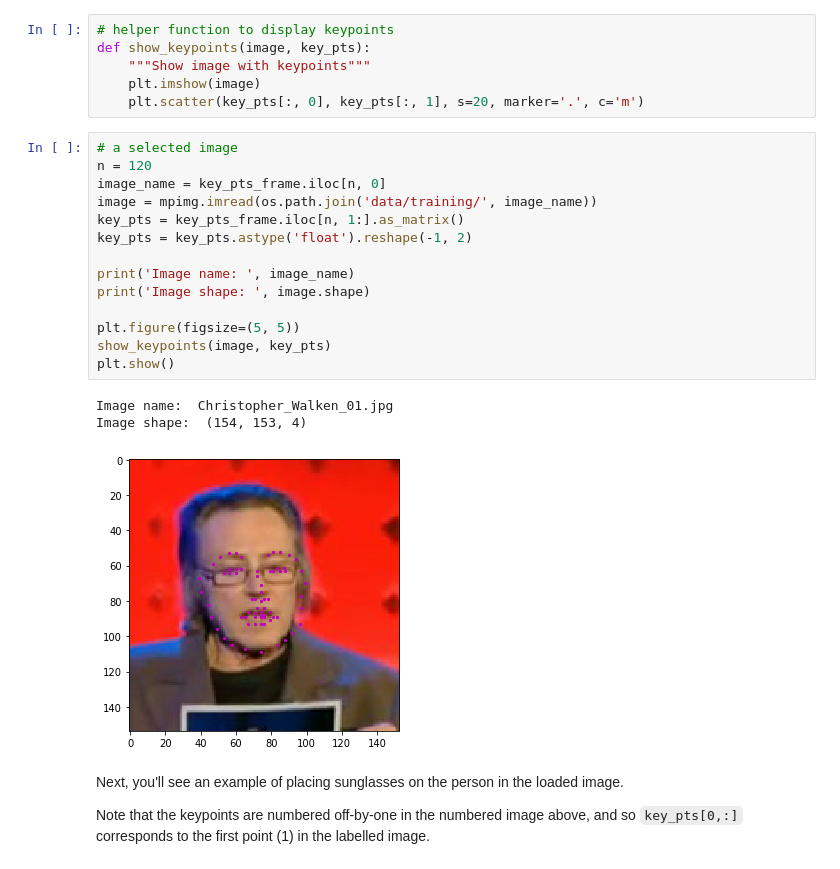
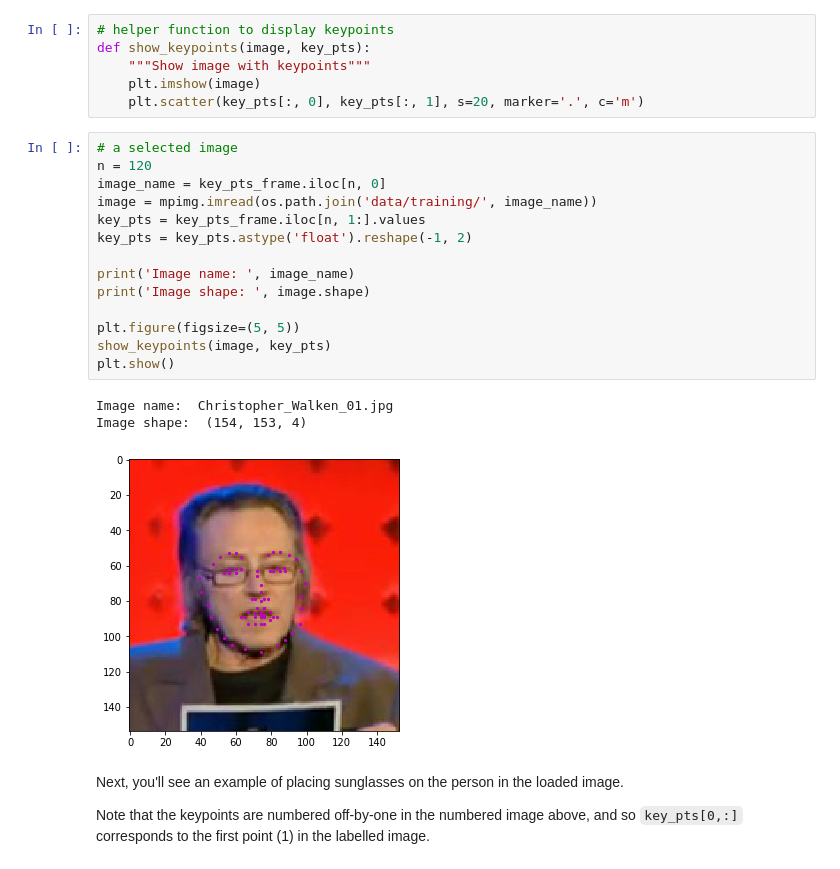
Before and after one commit to roachsinai/P1_Facial_Keypoints, a Jupyter notebook: 4. Fun with Keypoints.ipynb, the cells around one changed output. Cells and saved outputs as stored; diff of their text form.

Commit message:
.as_matrix replaced by .values.

```diff
--- a/4. Fun with Keypoints.ipynb
+++ b/4. Fun with Keypoints.ipynb
@@ -88,21 +88,21 @@ def show_keypoints(image, key_pts):
 # %%
 # a selected image
 n = 120
 image_name = key_pts_frame.iloc[n, 0]
 image = mpimg.imread(os.path.join('data/training/', image_name))
-key_pts = key_pts_frame.iloc[n, 1:].as_matrix()
+key_pts = key_pts_frame.iloc[n, 1:].values
 key_pts = key_pts.astype('float').reshape(-1, 2)
 
 print('Image name: ', image_name)
 print('Image shape: ', image.shape)
 
 plt.figure(figsize=(5, 5))
 show_keypoints(image, key_pts)
 plt.show()
 # %% [output]
 Image name:  Christopher_Walken_01.jpg
 Image shape:  (154, 153, 4)
-[figure, old version]
+[figure, new version]
 # %% [markdown]
 Next, you'll see an example of placing sunglasses on the person in the loaded image.
 
```
